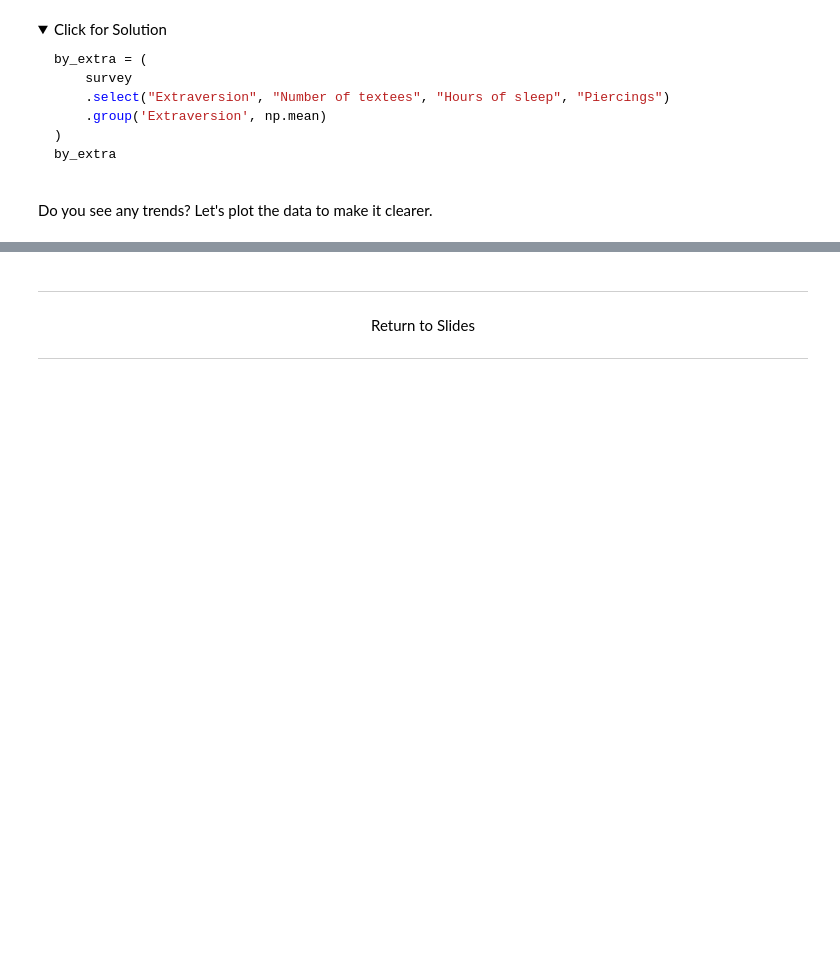
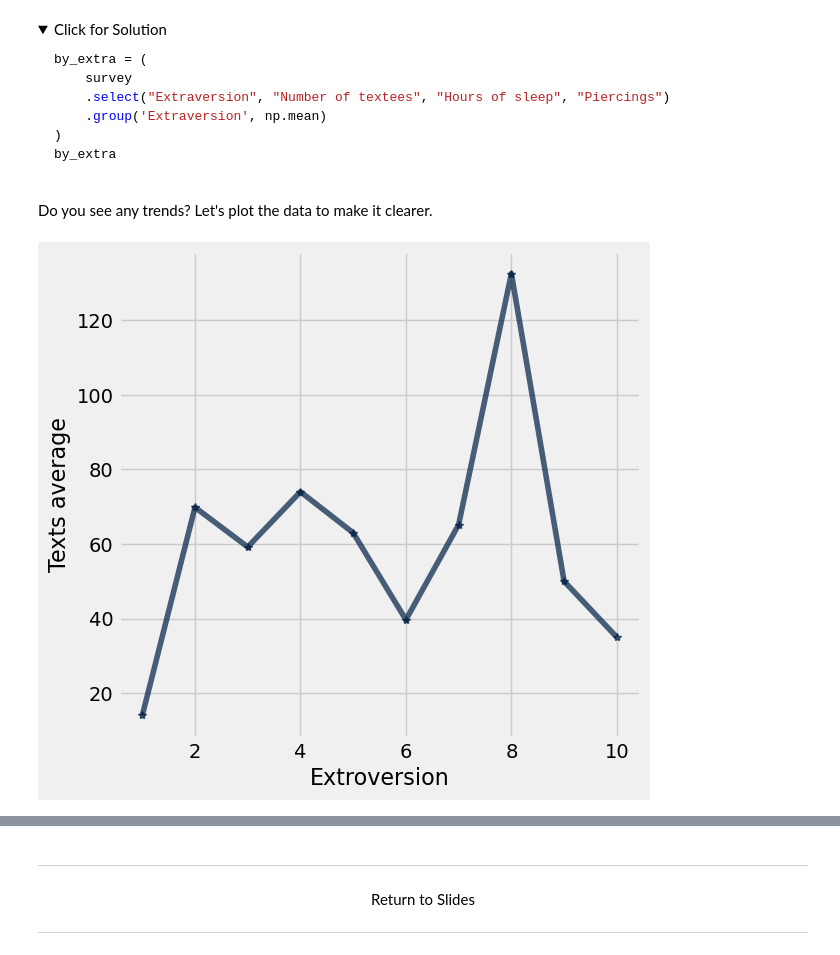
Before and after one commit to ucsb-ds/cmpsc5a-s24-students, a Jupyter notebook: lec-notebooks/lec10_pivots_joins-live.ipynb, the cells around one changed output, grey strips where cells are left out. Saved outputs shown, nothing was run; the diff lists cells and outputs as text; code cells hidden in the pictures; folded sections open; blank space fills up the shorter version.

```diff
--- a/lec-notebooks/lec10_pivots_joins-live.ipynb
+++ b/lec-notebooks/lec10_pivots_joins-live.ipynb
@@ -379,0 +434,3 @@ by_extra =
+# %%
+by_extra = survey.group('Extroversion', np.average).select('Extroversion','Texts average', 'Hours of Sleep average', 'Siblings average')
+by_extra
@@ -392,4 +496,8 @@ by_extra
 </details>
 # %% [markdown]
 Do you see any trends?  Let's plot the data to make it clearer.
+# %%
+by_extra.plot("Extroversion", 'Texts average', marker="*")
+# %% [output]
+[figure, added]
 # %%
```
Also changed, not shown: parts of 36 cells of this notebook.
